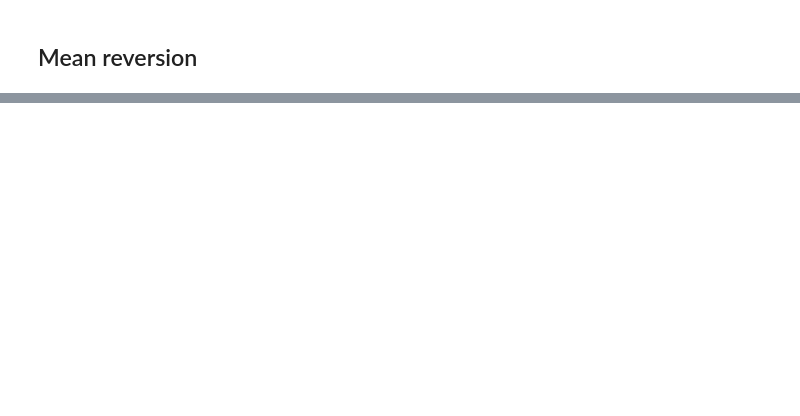
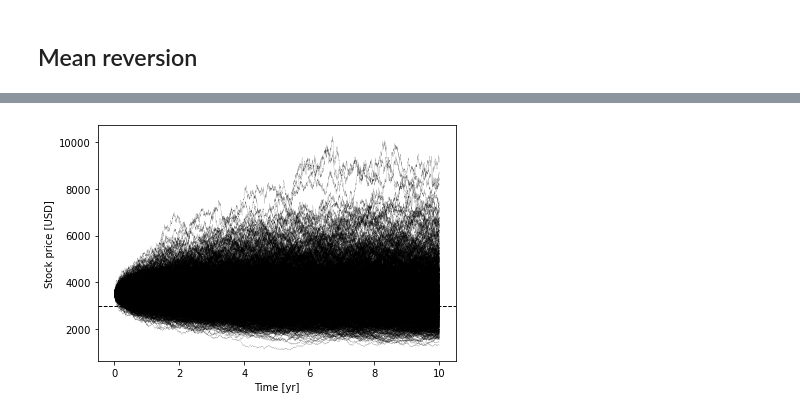
Before and after one commit to LuukOudshoorn25/SPFDM1, a Jupyter notebook: SPFDM 1.ipynb, the cells around one changed output, grey strips where cells are left out. Saved outputs shown, nothing was run; the diff lists cells and outputs as text; code cells hidden in the pictures; blank space fills up the shorter version.

Commit message:
Fixed all issues and combined stuff

```diff
--- a/SPFDM 1.ipynb
+++ b/SPFDM 1.ipynb
@@ -148,6 +199,6 @@ LIBOR
 # %%
 class swaps():
-    def __init__(self,start, lifetime,dT=0.25,swaprate=None,lagged_libor=None):
+    def __init__(self,start, lifetime,dT=0.25,swaprate=None,lagged_libor=None, print_value = True):
         """Initialize function. For any swap we determine
            its value as difference between long and short
            position in bonds. If inception if now, we solve
@@ -171,7 +222,7 @@ class swaps():
             # We need to calculate the present day value
             # of this swap, since it already exists and has
             # a defined swaprate
-            self.irsvalue = self.valuate(self.swaprate,print_=True)
+            self.irsvalue = self.valuate(self.swaprate,print_=print_value)
         else:
             # We need to find the swaprate such that the net
             # present value equals zero
@@ -234,6 +285,25 @@ class swaps():
         from scipy.optimize import minimize
         fit_res = minimize(self.valuate_call,x0=[1])
         self.fitrate = fit_res['x'][0]
+
+    def value_amortized(self,rate):
+        n_periods = self.lifetime * self.dT
+        repay = 100/(n_periods)
+        timesteps = np.arange(self.swapstart,self.lifetime,self.dT)
+        payoff = 0
+        loss = 0
+        for i, timestep in enumerate(timesteps):
+            discount_rate = zerocurve.loc[timestep+self.dT].iloc[0]
+            discount_factor = np.exp(-timestep*discount_rate/100)
+            discounted_cash = (rate*self.dT) * (100 - i*repay) * discount_factor
+            payoff += discounted_cash
+            loss += (1-discount_factor)*repay
+        return np.abs(payoff-loss)
+
+    def get_amortized_rate(self):
+        from scipy.optimize import minimize
+        fit_rate = minimize(self.value_amortized,x0=[1])
+        return fit_rate['x'][0]*100
 # %%
 # Paper example
 zerocurve.loc[0.25] = 10
@@ -258,0 +344,13 @@ swapper.irsvalue
+# %%
+# Already issued long-maturity swap - changes in sensitivity
+zerocurve_base = zerocurve['Zero rate']
+swap_rate = 8
+last_libor = 10.2
+changes = np.arange(0.95, 1.05, 0.01)
+swap_value = np.zeros(len(changes))
+for i, change in enumerate(changes):
+    zerocurve['Zero rate'] = zerocurve_base*change
+    swapper = swaps(-0.25,5,0.5,swap_rate,last_libor, print_value=False)
+    value = swapper.irsvalue
+    swap_value[i] = value
+plt.plot(changes, swap_value)
@@ -500,34 +615,34 @@ class MonteCarlo():
 
     def plot_single(self):
         prices = self.simulate()
         timearr = np.arange(0,self.T,self.dT)
         plt.plot(timearr,prices,color='black',lw=0.5)
         plt.axhline(self.ltm,ls='--',color='black',lw=1)
         plt.xlabel('Time [yr]')
         plt.ylabel('Stock price [USD]')
         plt.tight_layout()
         plt.show()
 
-    def simulate_many(self, Npaths=MC.Npaths):
+    def simulate_many(self):
         # Simulate Npaths for Nsteps
-        xt = np.zeros((Npaths, self.Nsteps))
+        xt = np.zeros((self.Npaths, self.Nsteps))
         xt[:,0] = self.x0
         for i in range(self.Nsteps-1):
             xt[:,i+1] = self.propagate(xt[:,i])
         prices = np.exp(xt)
         return prices
 
     def plot_many(self):
         prices = self.simulate_many()
         timearr = np.arange(0,self.T,self.dT)
         for i in range(self.Npaths-1):
             plt.plot(timearr,prices[i,:],color='black',lw=0.1)
         plt.axhline(self.ltm,ls='--',color='black',lw=1)
         plt.xlabel('Time [yr]')
         plt.ylabel('Stock price [USD]')
         plt.tight_layout()
 
-
-
 MC =MonteCarlo(1000,5000,10,startingprice)
 MC.plot_many()
+# %% [output]
+[figure, added]
```
Also changed, not shown: parts of 16 cells of this notebook.
